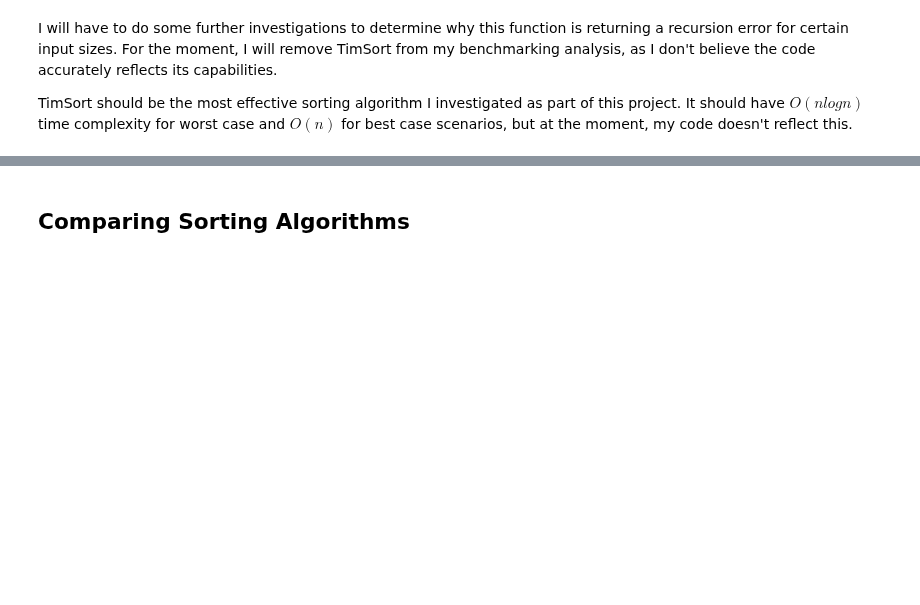
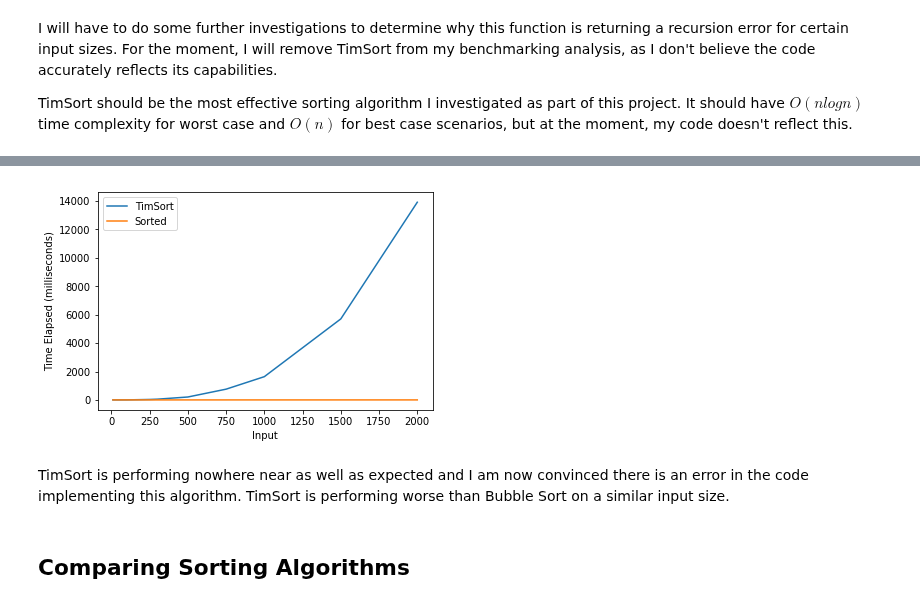
Before and after one commit to MarionMcG/algorithms, a Jupyter notebook: sorting_algorithms.ipynb, the cells around one changed output, grey strips where cells are left out. Cells and saved outputs as stored; diff of their text form; code cells hidden in the pictures; blank space fills up the shorter version.

```diff
--- a/sorting_algorithms.ipynb
+++ b/sorting_algorithms.ipynb
@@ -556,0 +596,3 @@ TimSort should be the most effective sorting algorithm I investigated as part of
+# %%
+df5 = pd.read_csv('data/run_tim.csv')
+df5
@@ -557,3 +611,10 @@ TimSort should be the most effective sorting algorithm I investigated as part of
+# %%
+ax = df5.plot(x='Input', y=['TimSort', 'Sorted'])
+ax.set_ylabel("Time Elapsed (milliseconds)");
+# %% [output]
+[figure, added]
+# %% [markdown]
+TimSort is performing nowhere near as well as expected and I am now convinced there is an error in the code implementing this algorithm. TimSort is performing worse than Bubble Sort on a similar input size.
 # %% [markdown]
 ## Comparing Sorting Algorithms
 # %% [markdown]
```
Also changed, not shown: parts of 34 cells of this notebook, 1 other file.
